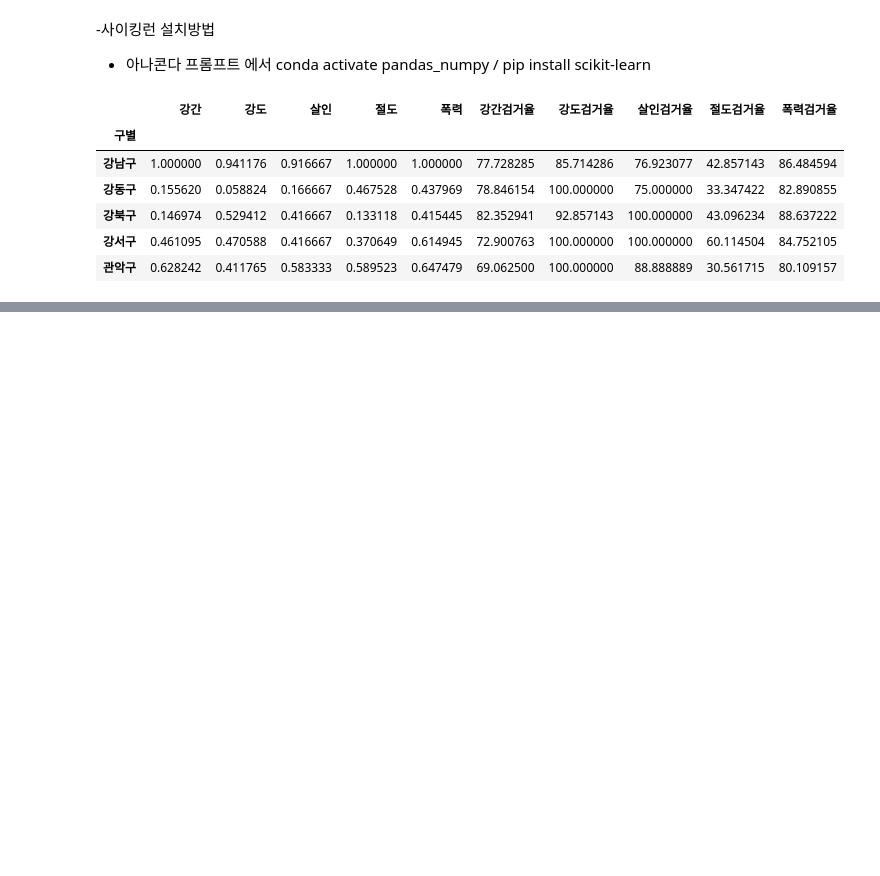
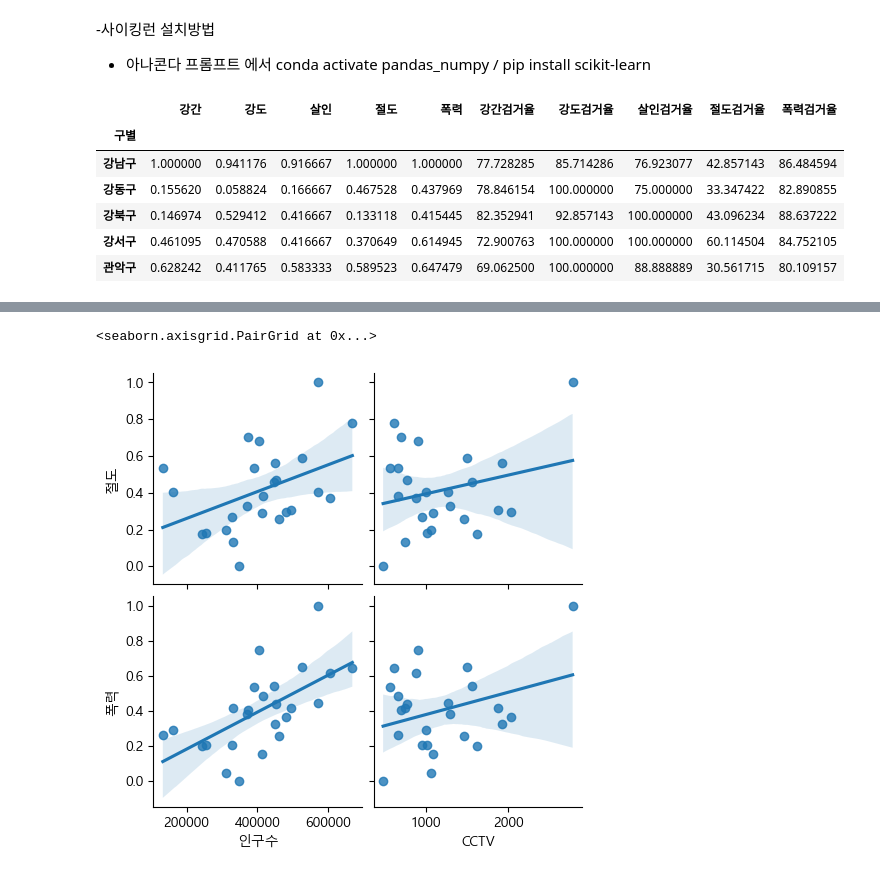
Before and after one commit to bb-bbb/homescape.com, a Jupyter notebook: part6/02.서울시 범죄 현황 분석.ipynb, the cells around one changed output, grey strips where cells are left out. Drawn from its saved outputs; the diff is of its cells as text; code cells hidden in the pictures; blank space fills up the shorter version.

```diff
--- a/part6/02.서울시 범죄 현황 분석.ipynb
+++ b/part6/02.서울시 범죄 현황 분석.ipynb
@@ -485,0 +530,13 @@ import matplotlib.pyplot as plt
+# %%
+# 인구수, CCTV 와 살인,강도관계 확인
+
+sns.pairplot(
+    data=crime_anal_norm,
+    x_vars=['인구수','CCTV'],
+    y_vars=['절도','폭력'],
+    kind = 'reg'
+
+)
+# %% [output]
+<seaborn.axisgrid.PairGrid at 0x...>
+[figure, added]
```
Also changed, not shown: parts of 20 cells of this notebook, 5 other files.
